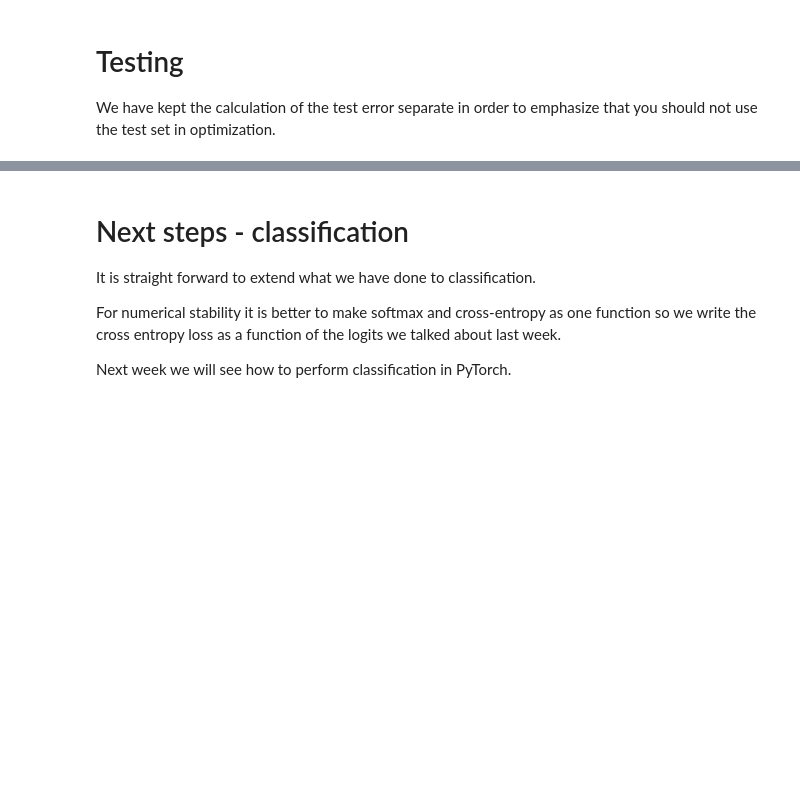
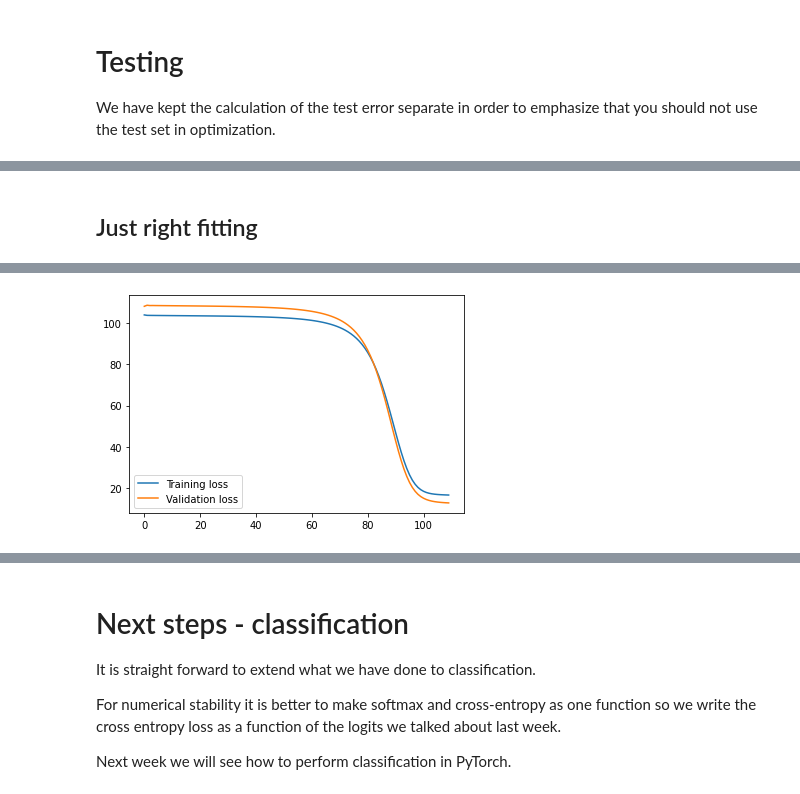
Before and after one commit to DrJupiter/02456-deep-learning-with-PyTorch, a Jupyter notebook: 2_Feedforward_Python/2.1-FNN-AutoDif-Nanograd.ipynb, the cells around one changed output, grey strips where cells are left out. Saved outputs shown, nothing was run; the diff lists cells and outputs as text; code cells hidden in the pictures; blank space fills up the shorter version.

```diff
--- a/2_Feedforward_Python/2.1-FNN-AutoDif-Nanograd.ipynb
+++ b/2_Feedforward_Python/2.1-FNN-AutoDif-Nanograd.ipynb
@@ -968,0 +1013,5 @@ Overfitting could be achieved by letting the number of epochs approach a very la
+# %% [markdown]
+## Just right fitting
+# %%
+train_model_and_display(110,-1)
+# %% [output]
@@ -968,0 +1029 @@ Overfitting could be achieved by letting the number of epochs approach a very la
+[figure, added]
```
Also changed, not shown: parts of 16 cells of this notebook.
